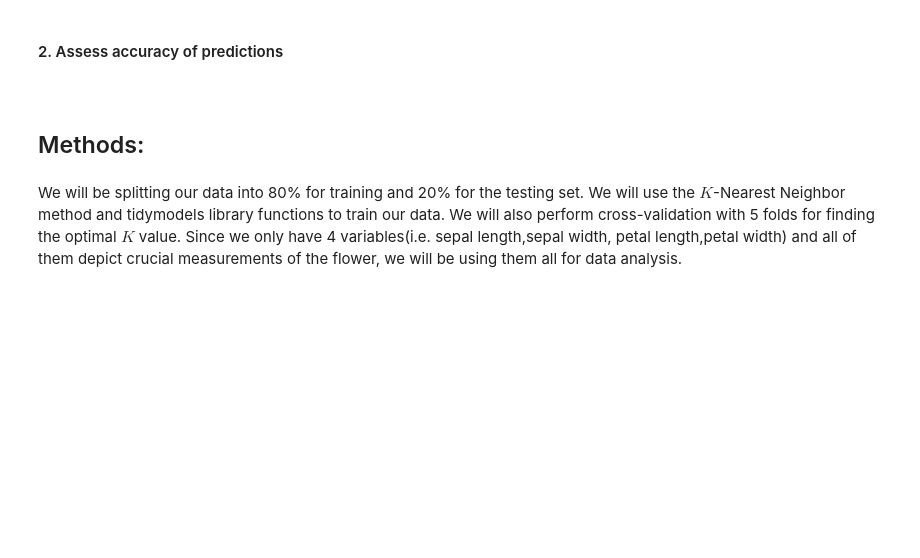
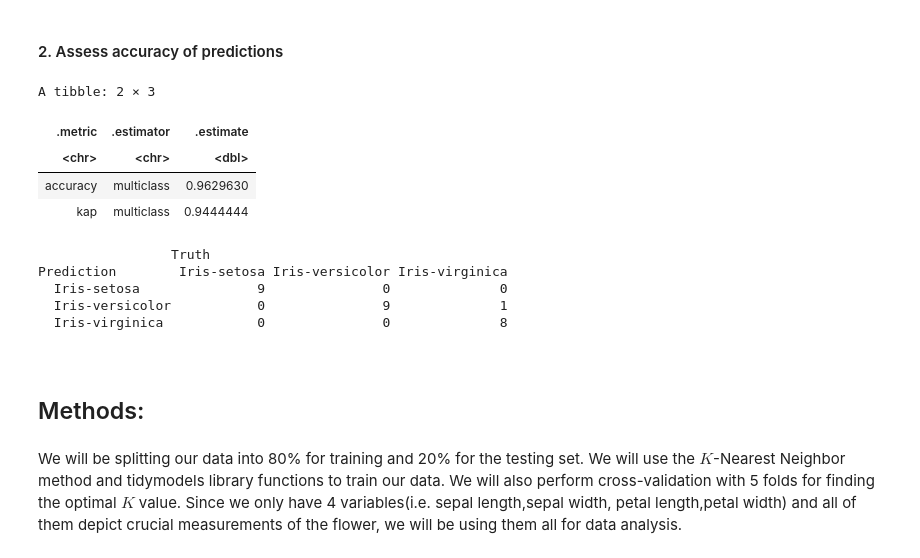
Before and after one commit to lhan0903/DSCI-100-Project-006-26, a Jupyter notebook: group-project-report.ipynb, the cells around one changed output. Cells and saved outputs as stored; diff of their text form; code cells hidden in the pictures; blank space fills up the shorter version.

```diff
--- a/group-project-report.ipynb
+++ b/group-project-report.ipynb
@@ -237,5 +314,25 @@ Computational engine: kknn
 # %% [markdown]
 #### 2. Assess accuracy of predictions
+# %%
+iris_metrics_final <- iris_test_predictions %>%
+    metrics(truth = class, estimate = .pred_class)
+
+iris_conf_mat <- iris_test_predictions %>%
+    conf_mat(truth = class, estimate = .pred_class)
+
+iris_metrics_final
+iris_conf_mat
+# %% [output]
+A tibble: 2 × 3
+| .metric | .estimator | .estimate |
+| <chr> | <chr> | <dbl> |
+| accuracy | multiclass | 0.9629630 |
+| kap | multiclass | 0.9444444 |
+                 Truth
+Prediction        Iris-setosa Iris-versicolor Iris-virginica
+  Iris-setosa               9               0              0
+  Iris-versicolor           0               9              1
+  Iris-virginica            0               0              8
 # %% [markdown]
 <br>
 
```
Also changed, not shown: parts of 11 cells of this notebook.
